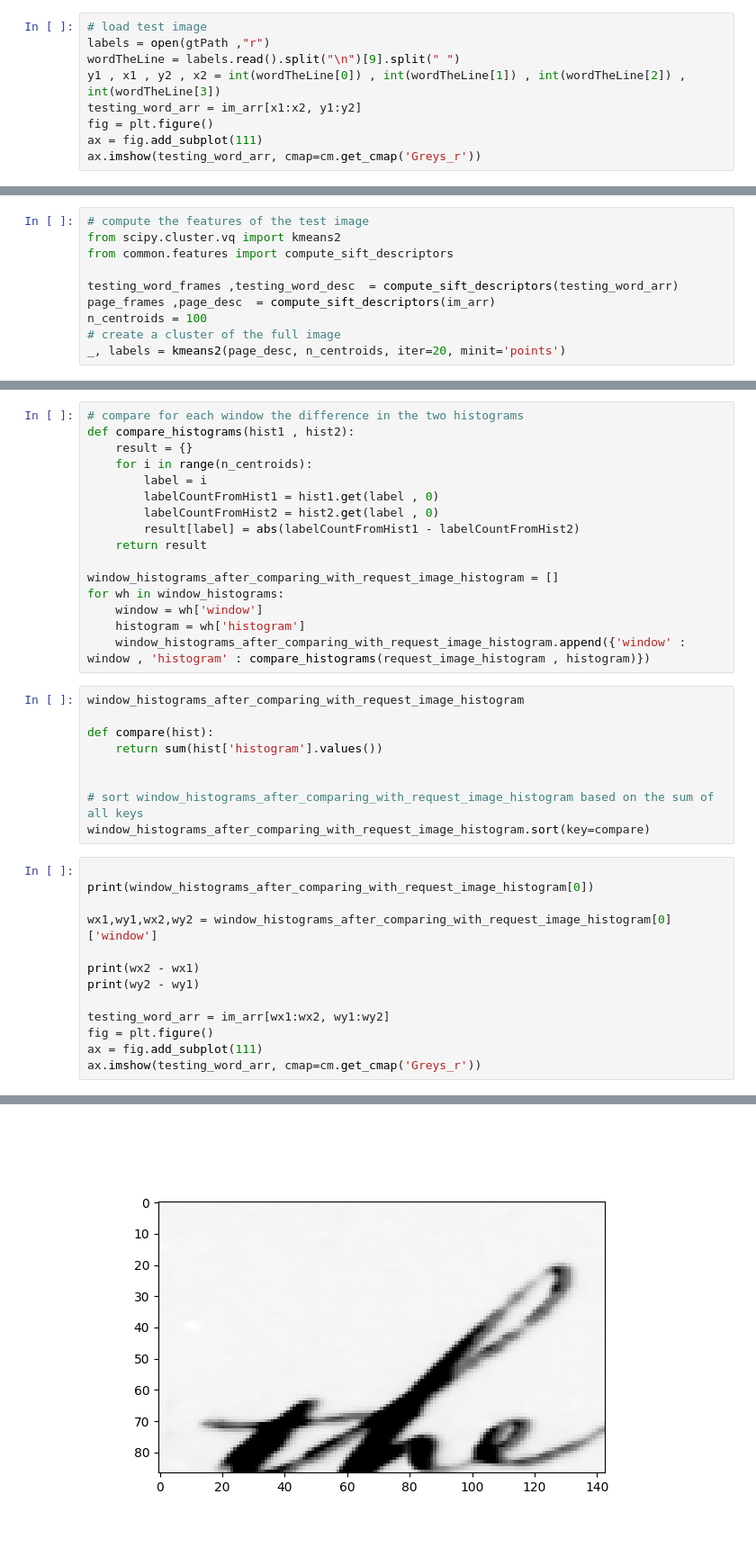
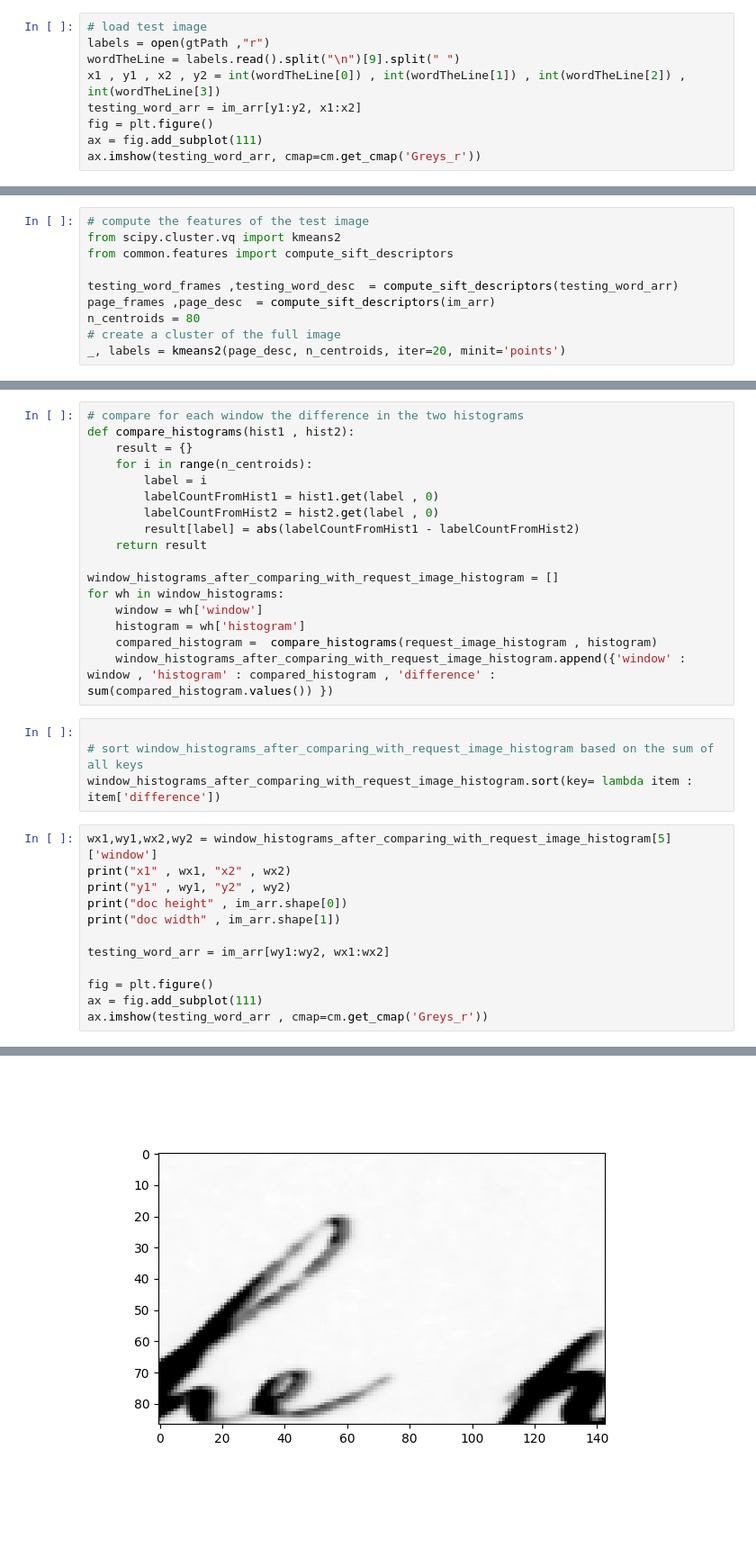
Before and after one commit to magdyamr542/fachprojekt, a Jupyter notebook: task/solution.ipynb, the cells around one changed output, grey strips where cells are left out. Shown at 90% size. Saved outputs shown, nothing was run; the diff lists cells and outputs as text; blank space fills up the shorter version.

```diff
--- a/task/solution.ipynb
+++ b/task/solution.ipynb
@@ -35,8 +35,8 @@ ax.imshow(im_arr, cmap=cm.get_cmap('Greys_r'))
 # load test image
 labels = open(gtPath ,"r")
 wordTheLine = labels.read().split("\n")[9].split(" ")
-y1 , x1 , y2 , x2 = int(wordTheLine[0]) , int(wordTheLine[1]) , int(wordTheLine[2]) , int(wordTheLine[3])
-testing_word_arr = im_arr[x1:x2, y1:y2]
+x1 , y1 , x2 , y2 = int(wordTheLine[0]) , int(wordTheLine[1]) , int(wordTheLine[2]) , int(wordTheLine[3])
+testing_word_arr = im_arr[y1:y2, x1:x2]
 fig = plt.figure()
 ax = fig.add_subplot(111)
 ax.imshow(testing_word_arr, cmap=cm.get_cmap('Greys_r'))
@@ -50,7 +50,7 @@ from common.features import compute_sift_descriptors
 
 testing_word_frames ,testing_word_desc  = compute_sift_descriptors(testing_word_arr)
 page_frames ,page_desc  = compute_sift_descriptors(im_arr)
-n_centroids = 100
+n_centroids = 80
 # create a cluster of the full image
 _, labels = kmeans2(page_desc, n_centroids, iter=20, minit='points')
 # %%
@@ -173,27 +170,22 @@ window_histograms_after_comparing_with_request_image_histogram = []
 for wh in window_histograms:
 	window = wh['window']
 	histogram = wh['histogram']
-	window_histograms_after_comparing_with_request_image_histogram.append({'window' : window , 'histogram' : compare_histograms(request_image_histogram , histogram)})
+	compared_histogram =  compare_histograms(request_image_histogram , histogram)
+	window_histograms_after_comparing_with_request_image_histogram.append({'window' : window , 'histogram' : compared_histogram , 'difference' : sum(compared_histogram.values()) })
 # %%
-window_histograms_after_comparing_with_request_image_histogram
-
-def compare(hist):
-	return sum(hist['histogram'].values())
-
 
 # sort window_histograms_after_comparing_with_request_image_histogram based on the sum of all keys
-window_histograms_after_comparing_with_request_image_histogram.sort(key=compare)
+window_histograms_after_comparing_with_request_image_histogram.sort(key= lambda item : item['difference'])
 # %%
+wx1,wy1,wx2,wy2 = window_histograms_after_comparing_with_request_image_histogram[5]['window']
+print("x1" , wx1, "x2" , wx2)
+print("y1" , wy1, "y2" , wy2)
+print("doc height" , im_arr.shape[0])
+print("doc width" , im_arr.shape[1])
 
-print(window_histograms_after_comparing_with_request_image_histogram[0])
+testing_word_arr = im_arr[wy1:wy2, wx1:wx2]
 
-wx1,wy1,wx2,wy2 = window_histograms_after_comparing_with_request_image_histogram[0]['window']
-
-print(wx2 - wx1)
-print(wy2 - wy1)
-
-testing_word_arr = im_arr[wx1:wx2, wy1:wy2]
 fig = plt.figure()
 ax = fig.add_subplot(111)
-ax.imshow(testing_word_arr, cmap=cm.get_cmap('Greys_r'))
+ax.imshow(testing_word_arr , cmap=cm.get_cmap('Greys_r'))
 # %% [output]
@@ -203,2 +196,2 @@ ax.imshow(testing_word_arr, cmap=cm.get_cmap('Greys_r'))
 <matplotlib.image.AxesImage at 0x...>
-[figure, old version]
+[figure, new version]
```
Also changed, not shown: parts of 4 cells of this notebook.
